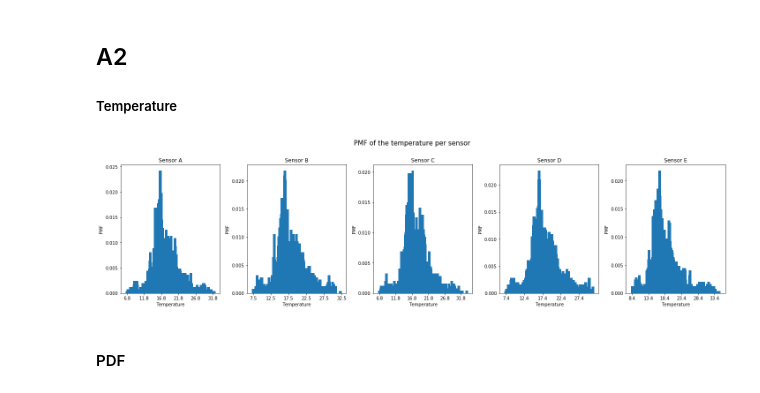
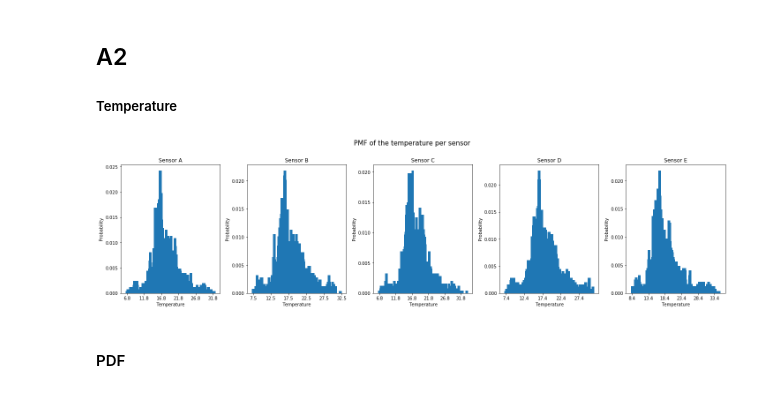
Before and after one commit to LouiseMerle/Assignment_1_GEO1001, a Jupyter notebook: Assignment_1.ipynb, the cells around one changed output. Saved outputs shown, nothing was run; the diff lists cells and outputs as text; code cells hidden in the pictures.

```diff
--- a/Assignment_1.ipynb
+++ b/Assignment_1.ipynb
@@ -260,45 +298,45 @@ plt.sca(axes[0])
 plt.bar(pmf_a.index, pmf_a.values)
 plt.title('Sensor A')
 plt.xlabel('Temperature')
-plt.ylabel('PMF')
+plt.ylabel('Probability')
 plt.xticks(np.arange(min(sensor_a.Temperature), max(sensor_a.Temperature)+1, 5.0))
 
 
 plt.sca(axes[1])
 plt.bar(pmf_b.index, pmf_b.values)
 plt.title('Sensor B')
 plt.xlabel('Temperature')
-plt.ylabel('PMF')
+plt.ylabel('Probability')
 plt.xticks(np.arange(min(sensor_b.Temperature), max(sensor_b.Temperature)+1, 5.0))
 
 plt.sca(axes[2])
 plt.bar(pmf_c.index, pmf_c.values)
 plt.title('Sensor C')
 plt.xlabel('Temperature')
-plt.ylabel('PMF')
+plt.ylabel('Probability')
 plt.xticks(np.arange(min(sensor_c.Temperature), max(sensor_c.Temperature)+1, 5.0))
 plt.yticks([0.000, 0.005, 0.010, 0.015, 0.020])
 
 plt.sca(axes[3])
 plt.bar(pmf_d.index, pmf_d.values)
 plt.title('Sensor D')
 plt.xlabel('Temperature')
-plt.ylabel('PMF')
+plt.ylabel('Probability')
 plt.xticks(np.arange(min(sensor_d.Temperature), max(sensor_d.Temperature)+1, 5.0))
 
 plt.sca(axes[4])
 plt.bar(pmf_e.index, pmf_e.values)
 plt.title('Sensor E')
-plt.xlabel('Temperature')
-plt.ylabel('PMF')
+plt.xlabel('Temperature [deg C]')
+plt.ylabel('Probability')
 plt.xticks(np.arange(min(sensor_e.Temperature), max(sensor_e.Temperature)+1, 5.0))
 
 
 fig.suptitle('PMF of the temperature per sensor', fontsize = 15, y = 1.08)
 plt.tight_layout()
 plt.savefig('PMF of temperature per sensor')
 # %% [output]
-[figure, old version]
+[figure, new version]
 # %% [markdown]
 #### PDF
 # %%
```
Also changed, not shown: parts of 24 cells of this notebook, 35 other files.
